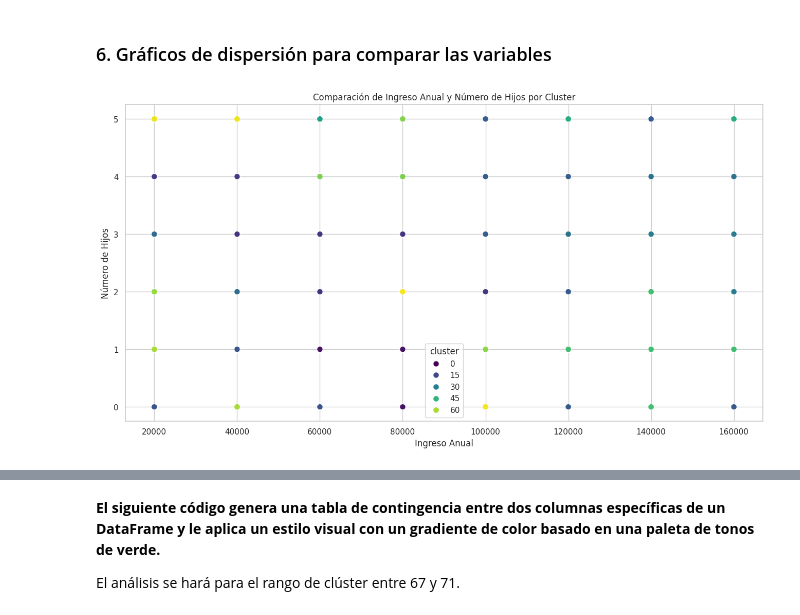
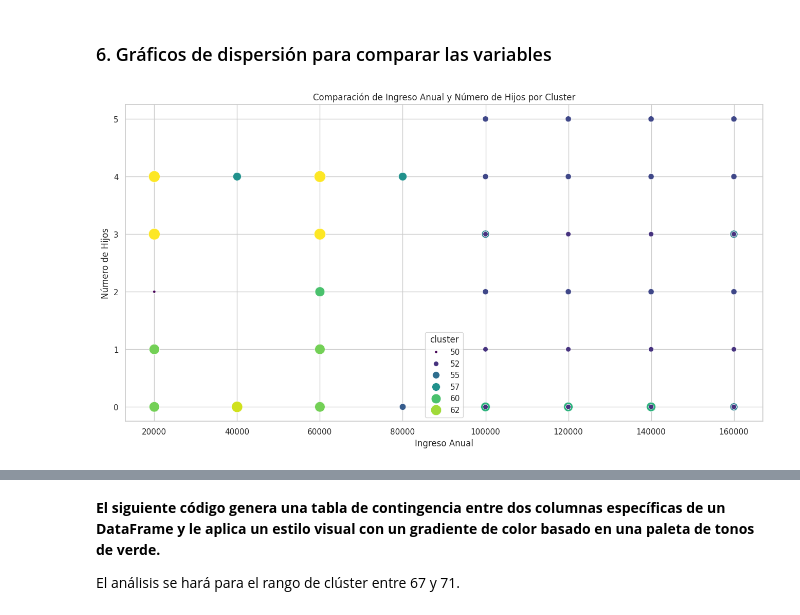
Before and after one commit to Alejarp78/La_Esencia_del_Cliente_1, a Jupyter notebook: La_esencia_del_cliente_3_final_1.ipynb, the cells around one changed output, grey strips where cells are left out. Saved outputs shown, nothing was run; the diff lists cells and outputs as text; code cells hidden in the pictures.

```diff
--- a/La_esencia_del_cliente_3_final_1.ipynb
+++ b/La_esencia_del_cliente_3_final_1.ipynb
@@ -365,7 +364,7 @@ data.to_csv('/content/drive/MyDrive/BootCamp Data Science 02_09_2023/Desafío2_
 # El DataFrame se llama 'df'
 
 # Lee el archivo CSV con codificación UTF-8
-ruta_archivo = '/content/drive/MyDrive/BootCamp Data Science 02_09_2023/Desafío2_La_esencia_del_cliente_1/prediccion_promedio_y_sus_costos_2.csv'
+ruta_archivo = '/content/drive/MyDrive/BootCamp Data Science 02_09_2023/Desafío2_La_esencia_del_cliente_1/prediccion_promedio_y_sus_costos_3.csv'
 dataset = pd.read_csv(ruta_archivo, encoding='utf-8')
 # %%
 dataset.sample(15)
@@ -1159,7 +1166,7 @@ def cluster_metrics(X, n_clusters, seed):
     return silhouette, davies_bouldin, calinski_harabasz, labels, kmeans
 # %%
 # Rango de clusters
-cluster_range = range(66, 71)
+cluster_range = range(60, 66)
 SEED = 42
 
 # Resultados para cada número de clusters
@@ -1404,13 +1419,21 @@ labels
 # %%
+# @title Creando el dataset resultante en función de los puntajes de las métricas, utilizando el número de clúster estable
 # Configuración del algoritmo de K-Means (puedes ajustar estos parámetros según sea necesario)
-
+# Número de clúster se encuentra entre el rango 50 al 71.
 # Añadir la columna 'cluster' al DataFrame original
-datos_raw_T = df_encoded.copy()
-datos_raw = datos_raw_T[['tipo', 'genero', 'ingreso_anual', 'total_de_hijos']]
+datos_raw_T = X_std.copy()
+datos_raw = datos_raw_T[['tipo', 'genero', 'ingreso_anual', 'total_de_hijos', 'segmentacion_compra']]
 for label in labels:
-  if ((label > 66) and (label < 71)):
+  if ((label > 50) and (label < 71)):
     label_final = label
 
 datos_raw['cluster'] = labels
 
+# Supongamos que la columna 'cluster' contiene los números de clúster
+# y deseas filtrar entre 50 y 71
+rango_clusters = range(50, 71)
+
+# Filtrar el DataFrame
+X_std_raw_filter = datos_raw[datos_raw['cluster'].isin(rango_clusters)]
+# Ahora, datos_filtrados contiene solo las filas con clústeres entre 50 y 71
 # Ahora, en datos_raw, el nuevo atributo 'cluster' contiene las etiquetas de los clusters asignadas por el algoritmo
@@ -1442,0 +1455,23 @@ datos_raw.head()
+# %%
+# @title Actualización del dataset
+
+colum_tipo = ['Comestible', 'No Comestible', 'Bebida']
+colum_ingreso_anual = [20000, 40000, 60000, 80000, 100000, 120000, 140000, 160000]
+colum_total_hijos = [0, 1, 2, 3, 4, 5]
+colum_genero = ['Femenino', 'Masculino']
+colum_segmentacion_compra = ['Compra Baja', 'Compra Media', 'Compra Alta']
+
+# Definir el mapeo para la columna 'ingreso_anual'
+mapping_ingreso_anual = {valor_original_ia: nuevo_valor_ia for valor_original_ia, nuevo_valor_ia in zip(datos_raw_T['ingreso_anual'].unique(), colum_ingreso_anual)}
+mapping_tipo = {valor_original_2: nuevo_valor_2 for valor_original_2, nuevo_valor_2 in zip(datos_raw_T['tipo'].unique(), colum_tipo)}
+mapping_total_hijos = {valor_original_3: nuevo_valor_3 for valor_original_3, nuevo_valor_3 in zip(datos_raw_T['total_de_hijos'].unique(), colum_total_hijos)}
+mapping_genero = {valor_original_4: nuevo_valor_4 for valor_original_4, nuevo_valor_4 in zip(datos_raw_T['genero'].unique(), colum_genero)}
+mapping_segmentacion_compra = {valor_original_5: nuevo_valor_5 for valor_original_5, nuevo_valor_5 in zip(datos_raw_T['segmentacion_compra'].unique(), colum_segmentacion_compra)}
+
+
+# Renombrar los valores en la columna 'ingreso_anual'
+X_std_raw_filter['ingreso_anual'] = X_std_raw_filter['ingreso_anual'].map(mapping_ingreso_anual)
+X_std_raw_filter['tipo'] = X_std_raw_filter['tipo'].map(mapping_tipo)
+X_std_raw_filter['total_de_hijos'] = X_std_raw_filter['total_de_hijos'].map(mapping_total_hijos)
+X_std_raw_filter['genero'] = X_std_raw_filter['genero'].map(mapping_genero)
+X_std_raw_filter['segmentacion_compra'] = X_std_raw_filter['segmentacion_compra'].map(mapping_segmentacion_compra)
@@ -1445,10 +1513,10 @@ datos_raw.head()
 # %%
 # Ejemplo de gráfico de dispersión para comparar 'ingreso_anual' y 'numero_hijos' con el color del cluster
 plt.figure(figsize=(16, 8))
-sns.scatterplot(data=datos_raw, x='ingreso_anual', y='total_de_hijos', hue='cluster', palette='viridis', size='cluster', sizes=(66,71), size_order=['menor','estable','mas_estable','mayor', 'mayor_poder_adquisitivo', 'rico'])
+sns.scatterplot(data=X_std_raw_filter, x='ingreso_anual', y='total_de_hijos', hue='cluster', palette='viridis', size='cluster', sizes=(15,250), size_order=[20000,40000,60000,80000, 10000, 120000, 140000, 160000])
 plt.title('Comparación de Ingreso Anual y Número de Hijos por Cluster')
 plt.xlabel('Ingreso Anual')
 plt.ylabel('Número de Hijos')
 plt.show()
 # %% [output]
-[figure, old version]
+[figure, new version]
```
Also changed, not shown: parts of 69 cells of this notebook.
